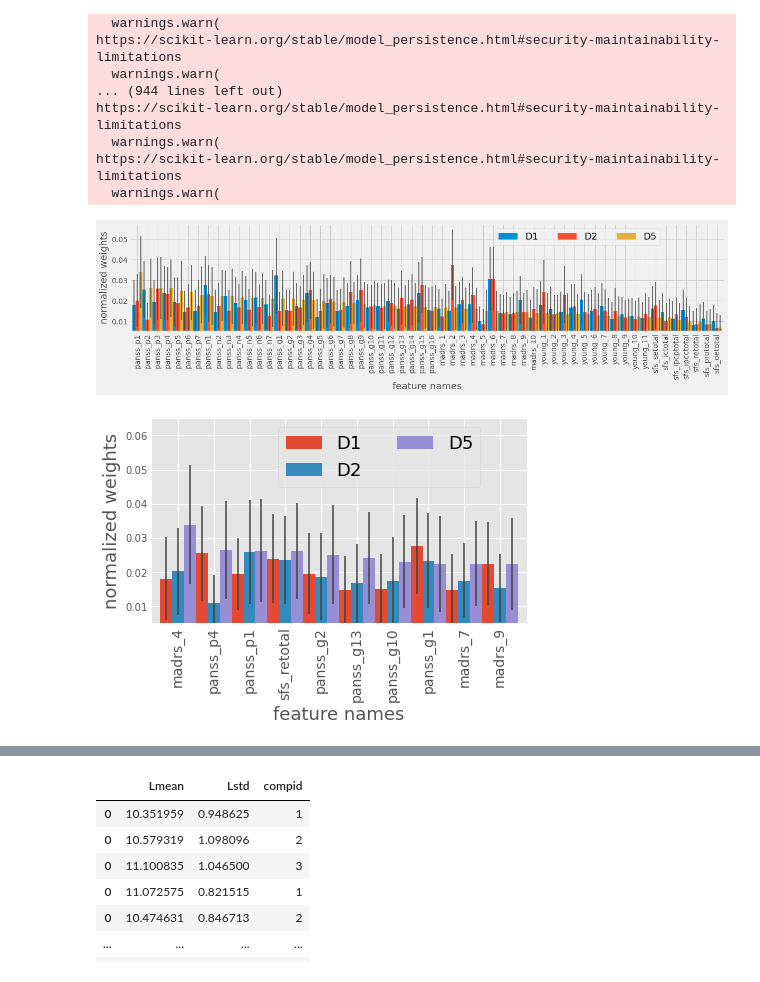
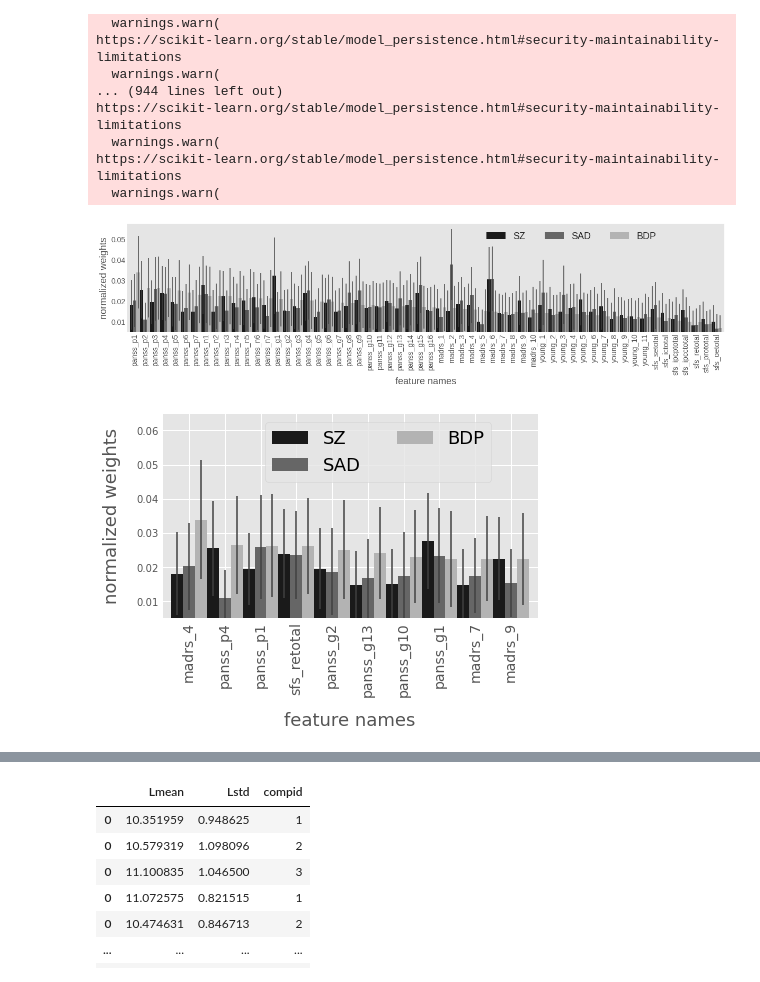
Before and after one commit to zeroknowledgediscovery/zcad, a Jupyter notebook: code/notebooks/Untitled1.ipynb, the cells around one changed output, grey strips where cells are left out. Cells and saved outputs as stored; diff of their text form; code cells hidden in the pictures.

```diff
--- a/code/notebooks/Untitled1.ipynb
+++ b/code/notebooks/Untitled1.ipynb
@@ -277,7 +277,8 @@ sImean=Imean.sort_values('bio3_vs_all',axis=1,ascending=False).iloc[:,:10]
 sIsd=Isd.loc[:,sImean.columns]
 # %%
 from itertools import cycle, islice
-custom_colors = list(islice(cycle(['#AF1D1D','#4575B0','#1AB44A']), None, 3))
+custom_colors = list(islice(cycle(['#AF1D1D','#4575F0','#1AB44A']), None, 3))
+plt.style.use('seaborn-whitegrid')
 # %%
 fig=plt.figure(figsize=[6,3.5])
 Imean=I.groupby('index').mean()
@@ -341,5 +356,7 @@ plt.savefig('impPhase1.png',dpi=300,bbox_inches='tight',transparent=True)
 # %%
 Imean.transpose().join(Isd.transpose(),rsuffix='_cnfband').to_excel('./phase1results_new/feature_impotance_biotype.xlsx')
+# %%
+custom_colors = list(islice(cycle(['.1','.4','.7']), None, 3))
 # %%
 import glob
 MODELSdsm=glob.glob('/home/ishanu/DSMmodels/DSM_10_*')
@@ -392,7 +409,7 @@ FS2=14
 w=0.33
 LW=2
 COL='.25'
-Imeandsm.transpose().plot(kind='bar',ax=plt.gca(),width=1)
+Imeandsm.transpose().plot(kind='bar',ax=plt.gca(),width=1,color=custom_colors)
 plt.errorbar(np.arange(len(Imeandsm.columns)), Imeandsm.loc['bio2_vs_all',:].values,
              Isddsm.loc['bio2_vs_all',:].values,lw=LW,ls='none',color=COL,alpha=.75)
 plt.errorbar(np.arange(len(Imeandsm.columns))-w, Imeandsm.loc['bio1_vs_all',:].values,
@@ -402,45 +419,57 @@ plt.errorbar(np.arange(len(Imeandsm.columns))+w, Imeandsm.loc['bio5_vs_all',:].v
 
 plt.gca().set_xticks(np.arange(len(feature_names)))
 plt.gca().set_xticklabels(feature_names,rotation=90);
-plt.gca().legend(['D1','D2','D5'],fontsize=FS,bbox_to_anchor=(.9, 1),ncol=3)
+plt.gca().legend(['SZ','SAD','BDP'],fontsize=FS,bbox_to_anchor=(.9, 1),ncol=3)
 ax=plt.gca()
 ax.set_ylim(0.0051,None)
 ax.set_xlabel('feature names',fontsize=FS)
 ax.set_ylabel('normalized weights',fontsize=FS)
+ax.grid(False)
+ax.spines['right'].set_visible(False)
+ax.spines['top'].set_visible(False)
+ax.spines['left'].set_visible(False)
+ax.spines['bottom'].set_visible(False)
 plt.xticks(fontsize=FS2, rotation=90);
+plt.yticks(fontsize=FS2);
 plt.savefig('impDSM.png',dpi=300,bbox_inches='tight',transparent=True)
 # %% [output]
-[figure, old version]
+[figure, new version]
 # %%
 sImeandsm=Imeandsm.sort_values('bio5_vs_all',axis=1,ascending=False).iloc[:,:10]
 sIsddsm=Isddsm.loc[:,sImeandsm.columns]
 # %%
 fig=plt.figure(figsize=[6,3.5])
 FS=18
 FS2=14
 
 w=0.33
 LW=2
 COL='.25'
-sImeandsm.transpose().plot(kind='bar',ax=plt.gca(),width=1)
+sImeandsm.transpose().plot(kind='bar',ax=plt.gca(),width=1,color=custom_colors)
 plt.errorbar(np.arange(len(sImeandsm.columns)), sImeandsm.loc['bio2_vs_all',:].values,
              sIsddsm.loc['bio2_vs_all',:].values,lw=LW,ls='none',color=COL,alpha=.75)
 plt.errorbar(np.arange(len(sImeandsm.columns))-w, sImeandsm.loc['bio1_vs_all',:].values,
              sIsddsm.loc['bio1_vs_all',:].values,lw=LW,ls='none',color=COL,alpha=.75)
 plt.errorbar(np.arange(len(sImeandsm.columns))+w, sImeandsm.loc['bio5_vs_all',:].values,
              sIsddsm.loc['bio5_vs_all',:].values,lw=LW,ls='none',color=COL,alpha=.75)
 
 #plt.gca().set_xticks(np.arange(len(feature_names)))
 #plt.gca().set_xticklabels(feature_names,rotation=90);
-plt.gca().legend(['D1','D2','D5'],fontsize=FS,bbox_to_anchor=(.9, 1),ncol=2)
+plt.gca().legend(['SZ','SAD','BDP'],fontsize=FS,bbox_to_anchor=(.9, 1),ncol=2)
 ax=plt.gca()
 ax.set_ylim(0.0051,0.065)
-ax.set_xlabel('feature names',fontsize=FS)
-ax.set_ylabel('normalized weights',fontsize=FS)
+ax.set_xlabel('feature names',fontsize=FS,labelpad=15)
+ax.set_ylabel('normalized weights',fontsize=FS,labelpad=15)
+ax.grid(False)
+ax.spines['right'].set_visible(False)
+ax.spines['top'].set_visible(False)
+ax.spines['left'].set_visible(False)
+ax.spines['bottom'].set_visible(False)
 plt.xticks(fontsize=FS2, rotation=90);
+plt.yticks(fontsize=FS2);
 plt.savefig('sorted_impDSM.png',dpi=300,bbox_inches='tight',transparent=True)
 # %% [output]
-[figure, old version]
+[figure, new version]
 # %%
 Imeandsm
 # %% [output]
```
Also changed, not shown: parts of 2 cells of this notebook, 37 other files.
